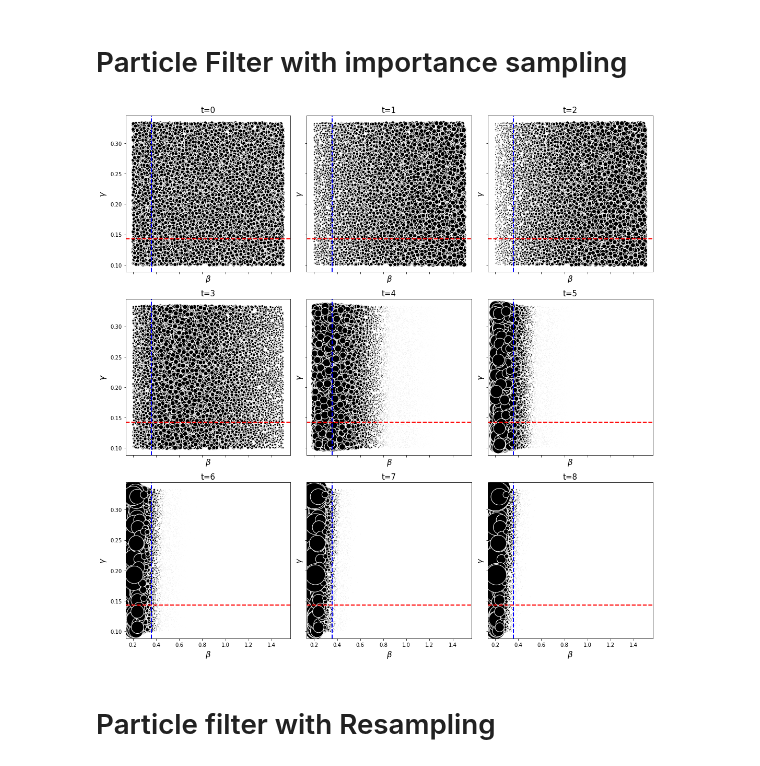
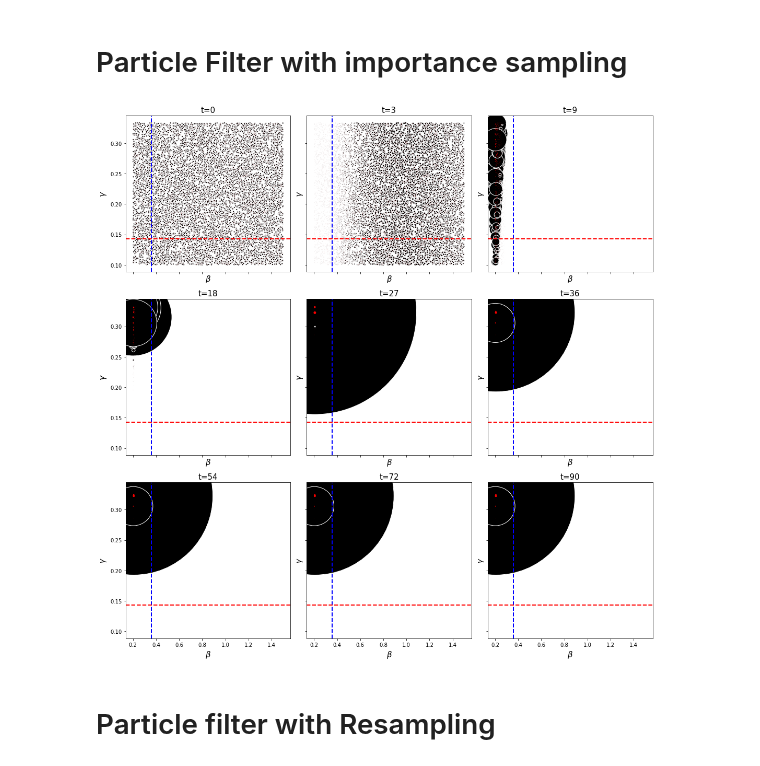
Before and after one commit to ChaosDonkey06/ID_Modeling, a Jupyter notebook: POMP_INFERENCE/SMC_IF.ipynb, the cells around one changed output. Drawn from its saved outputs; the diff is of its cells as text; code cells hidden in the pictures.

Commit message:
update particle filter with importance sampling

```diff
--- a/POMP_INFERENCE/SMC_IF.ipynb
+++ b/POMP_INFERENCE/SMC_IF.ipynb
@@ -80,6 +80,9 @@ def normal_loglikelihood(real_world_observations, model_observations, error_vari
 
     nll =  A * np.exp(-0.5 * (real_world_observations-model_observations)**2/error_variance) # Normal LL
     return - nll
+
+def normalize_weights(weights):
+    return weights / np.sum(weights)
 # %% [markdown]
 # Particle Filter with importance sampling
 # %%
@@ -137,9 +140,9 @@ for idx_date, date in tqdm(enumerate(dates[1:])):
 
     # compute likelihood and normalize it
     ll = negative_binomial_loglikelihood(obs_time.T, model_obs.T, particle_dispersion=0.5)
-    ll = ll / np.sum(ll)
-    weights = ll
-
+    ll = ll
+    weights = weights * ll
+    weights = normalize_weights(weights)
     # Resampling new particles
     # new_particles = np.random.choice(np.arange(num_particles), size=num_particles, replace=True, p=weights[:])
     # x       = x[:, new_particles]
@@ -150,25 +151,29 @@ poisson_loglikelihood(obs_world_df.loc[date]["C"], obs[:, idx_date])
 # %%
-particles_convergence = np.arange(0, 9, 1)
+particles_convergence = [0, 3, 9,
+                        18, 27, 36,
+                        54, 72, 90]
 
 fig, ax = plt.subplots(3, 3, figsize=(15, 15), sharex=True, sharey=True)
 
 for idx, axi in enumerate(ax.flatten()):
     sizes = num_particles*weigths_all[:,particles_convergence[idx]]
 
     idx_none = np.where(sizes<1e-6)[0]
     sizes[idx_none] = None
 
-    axi.scatter(particles_prior[0,:], particles_prior[1,:], edgecolor="w", facecolor="k", s=50*sizes)
+    axi.scatter(particles_prior[0,:], particles_prior[1,:], edgecolor="w", facecolor="k", s=10*sizes)
+    axi.scatter(particles_prior[0,:], particles_prior[1,:], edgecolor="red", facecolor="red", s=10*sizes/num_particles)
+
     axi.set_ylabel(r"$\gamma$", fontsize=15)
     axi.set_xlabel(r"$\beta$", fontsize=15)
     axi.set_title(f"t={particles_convergence[idx]}", fontsize=15)
 
     axi.axvline(x=beta_truth, color="blue", lw=2, linestyle="--")
     axi.axhline(y=gamma_truth, color="r", lw=2, linestyle="--")
 
 plt.tight_layout()
 # %% [output]
-[figure, old version]
+[figure, new version]
 # %% [markdown]
 # Particle filter with Resampling
 # %%
```
Also changed, not shown: parts of 1 cell of this notebook.
